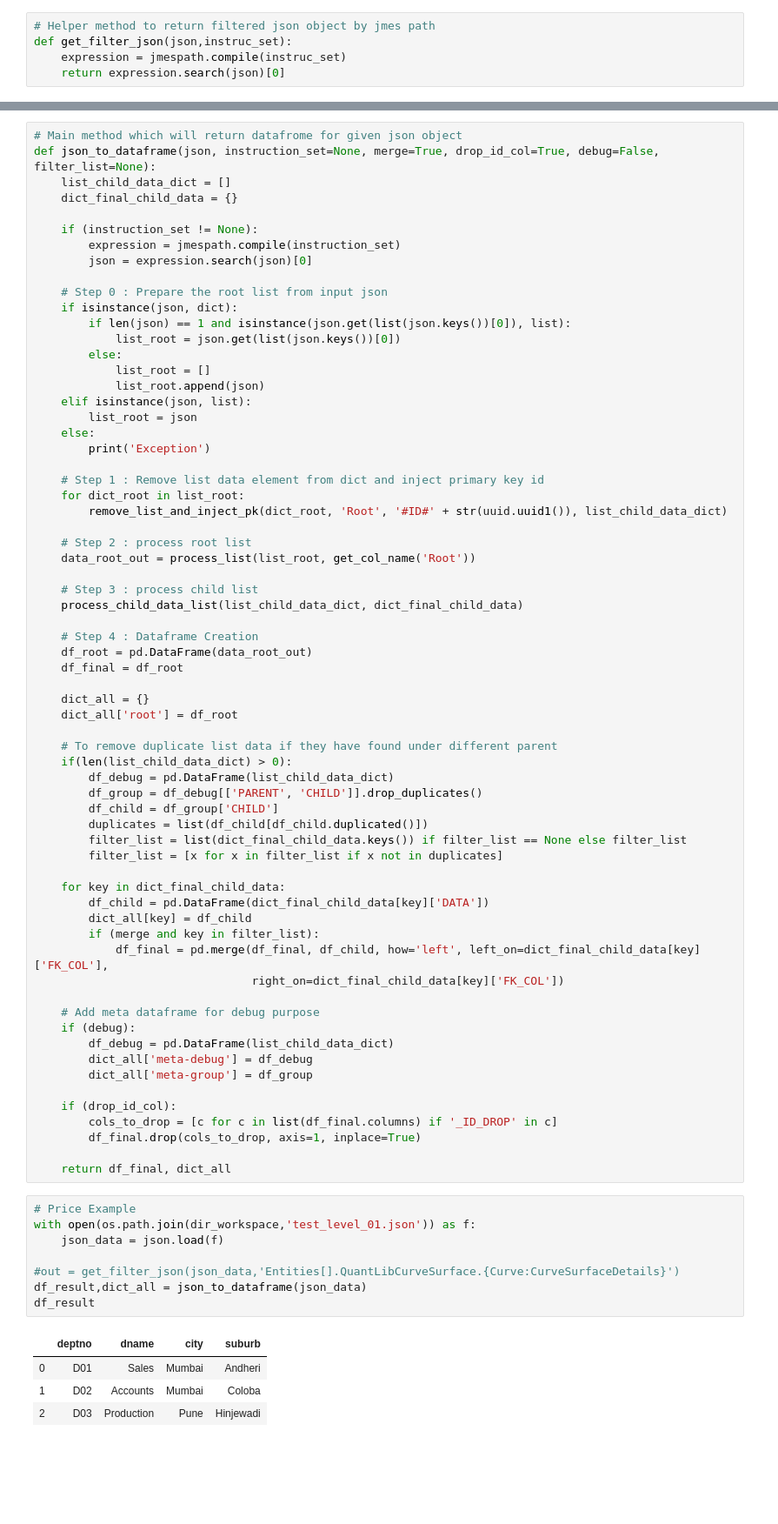
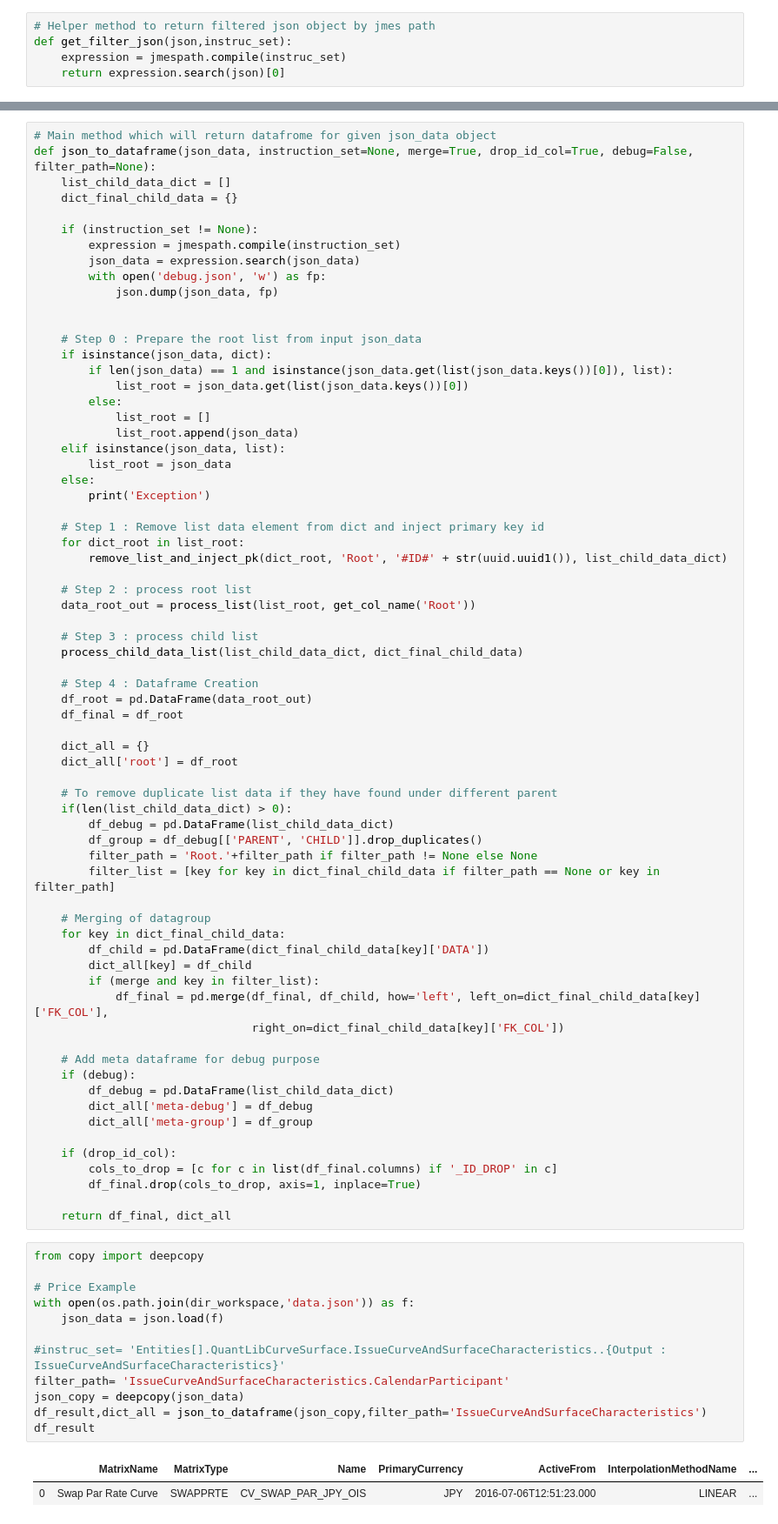
Before and after one commit to amol-tech/Easy_Control, a Jupyter notebook: JupyterNoteBook_Dev/json_to_df.ipynb, the cells around one changed output, grey strips where cells are left out. Shown at 87% size. Drawn from its saved outputs; the diff is of its cells as text; blank space fills up the shorter version.

```diff
--- a/JupyterNoteBook_Dev/json_to_df.ipynb
+++ b/JupyterNoteBook_Dev/json_to_df.ipynb
@@ -75,22 +91,25 @@ def process_child_data_list(list_child_data_dict,dict_final_child_data):
 # %%
-# Main method which will return datafrome for given json object
-def json_to_dataframe(json, instruction_set=None, merge=True, drop_id_col=True, debug=False, filter_list=None):
+# Main method which will return datafrome for given json_data object
+def json_to_dataframe(json_data, instruction_set=None, merge=True, drop_id_col=True, debug=False, filter_path=None):
     list_child_data_dict = []
     dict_final_child_data = {}
 
     if (instruction_set != None):
         expression = jmespath.compile(instruction_set)
-        json = expression.search(json)[0]
+        json_data = expression.search(json_data)
+        with open('debug.json', 'w') as fp:
+            json.dump(json_data, fp)
 
-    # Step 0 : Prepare the root list from input json
-    if isinstance(json, dict):
-        if len(json) == 1 and isinstance(json.get(list(json.keys())[0]), list):
-            list_root = json.get(list(json.keys())[0])
+
+    # Step 0 : Prepare the root list from input json_data
+    if isinstance(json_data, dict):
+        if len(json_data) == 1 and isinstance(json_data.get(list(json_data.keys())[0]), list):
+            list_root = json_data.get(list(json_data.keys())[0])
         else:
             list_root = []
-            list_root.append(json)
-    elif isinstance(json, list):
-        list_root = json
+            list_root.append(json_data)
+    elif isinstance(json_data, list):
+        list_root = json_data
     else:
         print('Exception')
 
@@ -115,11 +134,10 @@ def json_to_dataframe(json, instruction_set=None, merge=True, drop_id_col=True,
     if(len(list_child_data_dict) > 0):
         df_debug = pd.DataFrame(list_child_data_dict)
         df_group = df_debug[['PARENT', 'CHILD']].drop_duplicates()
-        df_child = df_group['CHILD']
-        duplicates = list(df_child[df_child.duplicated()])
-        filter_list = list(dict_final_child_data.keys()) if filter_list == None else filter_list
-        filter_list = [x for x in filter_list if x not in duplicates]
+        filter_path = 'Root.'+filter_path if filter_path != None else None
+        filter_list = [key for key in dict_final_child_data if filter_path == None or key in filter_path]
 
+    # Merging of datagroup
     for key in dict_final_child_data:
         df_child = pd.DataFrame(dict_final_child_data[key]['DATA'])
         dict_all[key] = df_child
@@ -139,15 +157,17 @@ def json_to_dataframe(json, instruction_set=None, merge=True, drop_id_col=True,
 
     return df_final, dict_all
 # %%
+from copy import deepcopy
+
 # Price Example
-with open(os.path.join(dir_workspace,'test_level_01.json')) as f:
+with open(os.path.join(dir_workspace,'data.json')) as f:
     json_data = json.load(f)
 
-#out = get_filter_json(json_data,'Entities[].QuantLibCurveSurface.{Curve:CurveSurfaceDetails}')
-df_result,dict_all = json_to_dataframe(json_data)
+#instruc_set= 'Entities[].QuantLibCurveSurface.IssueCurveAndSurfaceCharacteristics..{Output : IssueCurveAndSurfaceCharacteristics}'
+filter_path= 'IssueCurveAndSurfaceCharacteristics.CalendarParticipant'
+json_copy = deepcopy(json_data)
+df_result,dict_all = json_to_dataframe(json_copy,filter_path='IssueCurveAndSurfaceCharacteristics')
 df_result
 # %% [output]
-|  | deptno | dname | city | suburb |
-| 0 | D01 | Sales | Mumbai | Andheri |
-| 1 | D02 | Accounts | Mumbai | Coloba |
-| 2 | D03 | Production | Pune | Hinjewadi |
+|  | MatrixName | MatrixType | Name | PrimaryCurrency | ActiveFrom | InterpolationMethodName | ... |
+| 0 | Swap Par Rate Curve | SWAPPRTE | CV_SWAP_PAR_JPY_OIS | JPY | 2016-07-06T12:51:23.000 | LINEAR | ... |
```
Also changed, not shown: parts of 7 cells of this notebook, 4 other files.
